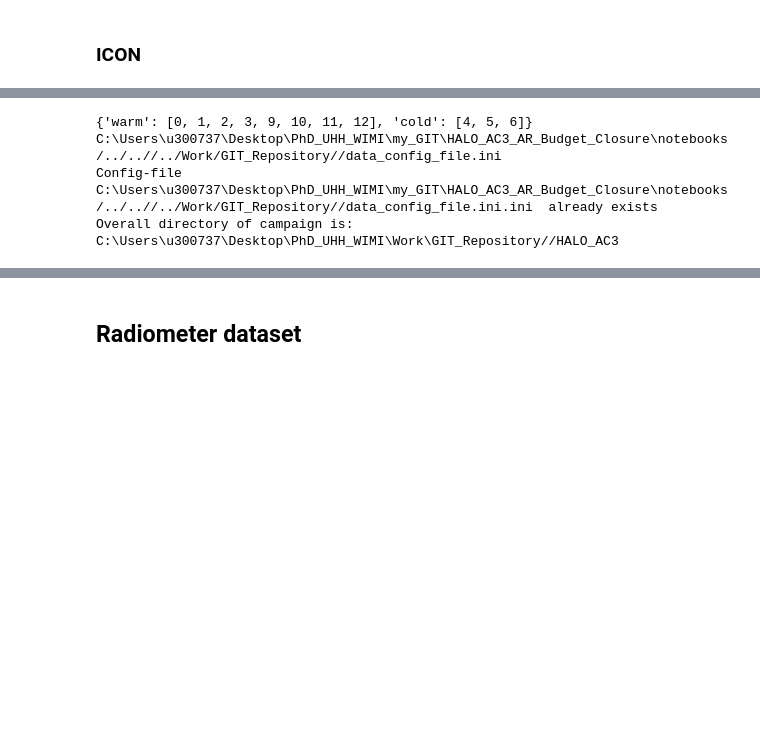
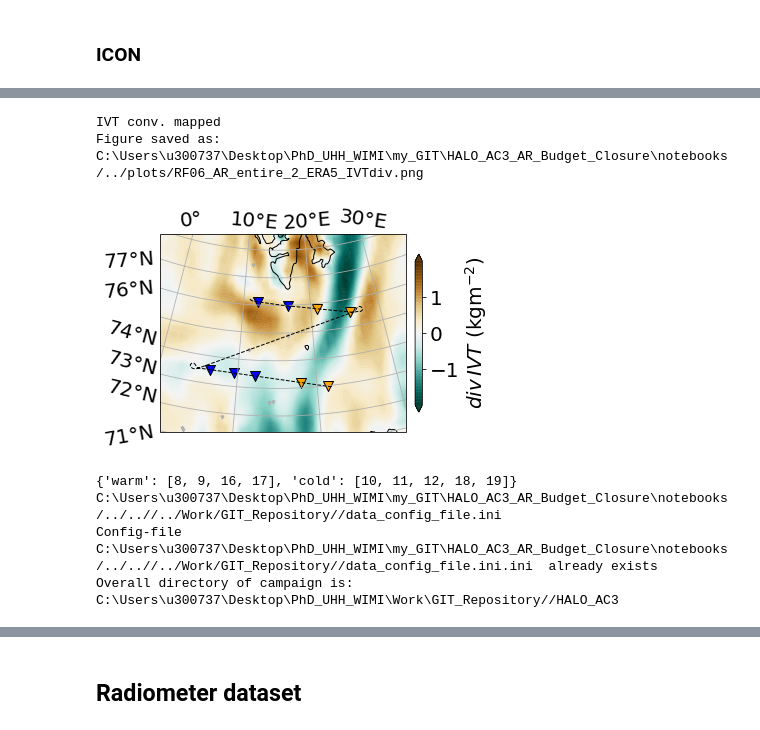
Before and after one commit to hdorff94/HALO_AC3_AR_Budget_Closure, a Jupyter notebook: notebooks/sonde_moisture_transport_divergence.ipynb, the cells around one changed output, grey strips where cells are left out. Cells and saved outputs as stored; diff of their text form; code cells hidden in the pictures; blank space fills up the shorter version.

```diff
--- a/notebooks/sonde_moisture_transport_divergence.ipynb
+++ b/notebooks/sonde_moisture_transport_divergence.ipynb
@@ -372,3 +255,12 @@ Figure saved as: C:\Users\u300737\Desktop\PhD_UHH_WIMI\my_GIT\HALO_AC3_AR_Budget
+# %%
+if do_plotting:
+    import plotting_sector_sonde_locations as sonde_plotting
+    sonde_plotting.main(flight,ar_of_day,ds,halo_df,Dropsondes,relevant_sondes_dict,
+         internal_sondes_dict,snd_halo_icon_hmp,plot_path)
+# %% [output]
+IVT conv. mapped
+Figure saved as: C:\Users\u300737\Desktop\PhD_UHH_WIMI\my_GIT\HALO_AC3_AR_Budget_Closure\notebooks/../plots/RF06_AR_entire_2_ERA5_IVTdiv.png
+[figure, added]
 # %%
 relevant_sector_sondes={}
 relevant_sector_sondes["warm"]=relevant_warm_sector_sondes
@@ -382,12 +274,13 @@ cmpgn_cls=flightcampaign.HALO_AC3(is_flight_campaign=True,
                              major_path=config_file["Data_Paths"]["campaign_path"],
                              aircraft="HALO",interested_flights=flight,instruments=["radar","radiometer","sonde"])
 
-Moisture_CONV=Budgets.Moisture_Convergence(cmpgn_cls,flight,config_file,
+Moisture_CONV=Budgets.Moisture_Convergence(cmpgn_cls,flight,config_file,ar_of_day=ar_of_day,
                  grid_name="Real_Sondes",sector_types=[sector_to_plot],do_instantan=False)
+
 ICON_Moisture_CONV=Budgets.Moisture_Convergence(cmpgn_cls,flight,config_file,
                  grid_name="ICON_Sondes",sector_types=[sector_to_plot],do_instantan=False)
 # %% [output]
-{'warm': [0, 1, 2, 3, 9, 10, 11, 12], 'cold': [4, 5, 6]}
+{'warm': [8, 9, 16, 17], 'cold': [10, 11, 12, 18, 19]}
 C:\Users\u300737\Desktop\PhD_UHH_WIMI\my_GIT\HALO_AC3_AR_Budget_Closure\notebooks/../..//../Work/GIT_Repository//data_config_file.ini
 Config-file C:\Users\u300737\Desktop\PhD_UHH_WIMI\my_GIT\HALO_AC3_AR_Budget_Closure\notebooks/../..//../Work/GIT_Repository//data_config_file.ini.ini  already exists
 Overall directory of campaign is:  C:\Users\u300737\Desktop\PhD_UHH_WIMI\Work\GIT_Repository//HALO_AC3
```
Also changed, not shown: parts of 18 cells of this notebook, 5 other files.
